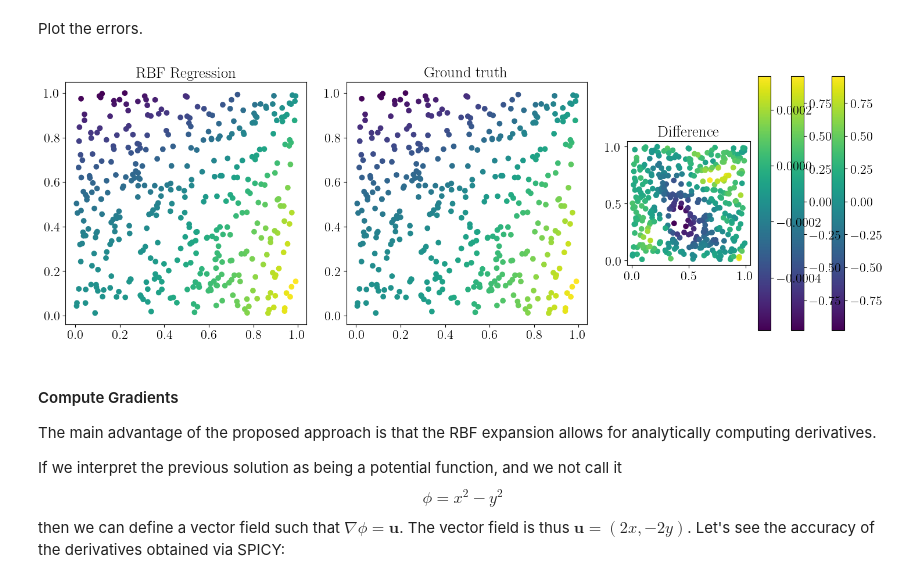
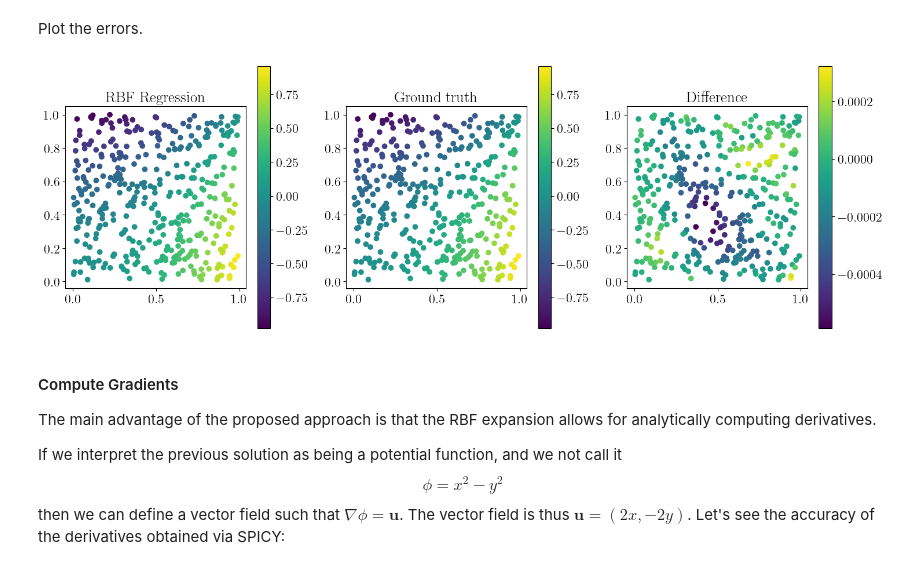
Before and after one commit to mendezVKI/SPICY_VKI, a Jupyter notebook: Tutorials/Tutorial_1_Laplace_Equation.ipynb, the cells around one changed output. Drawn from its saved outputs; the diff is of its cells as text; code cells hidden in the pictures.

```diff
--- a/Tutorials/Tutorial_1_Laplace_Equation.ipynb
+++ b/Tutorials/Tutorial_1_Laplace_Equation.ipynb
@@ -155,17 +189,17 @@ Plot the errors.
 # %%
 fig, axes = plt.subplots(ncols=3, figsize=(15,5), dpi=100)
 axes[0].set_title('RBF Regression')
-sc=axes[0].scatter(X, Y, c=U_calc); plt.colorbar(sc)
+sc=axes[0].scatter(X, Y, c=U_calc); plt.colorbar(sc,ax=axes[0])
 axes[1].set_title('Ground truth')
-sc2=axes[1].scatter(X, Y, c=U); plt.colorbar(sc2)
+sc2=axes[1].scatter(X, Y, c=U); plt.colorbar(sc2,ax=axes[1])
 axes[2].set_title('Difference')
-sc3=axes[2].scatter(X, Y, c=U_calc-U); plt.colorbar(sc3)
+sc3=axes[2].scatter(X, Y, c=U_calc-U); plt.colorbar(sc3,ax=axes[2])
 
 for ax in axes.flatten():
     ax.set_aspect(1)
 fig.tight_layout()
 # %% [output]
-[figure, old version]
+[figure, new version]
 # %% [markdown]
 #### Compute Gradients
 
```
Also changed, not shown: parts of 14 cells of this notebook, 6 other files.
